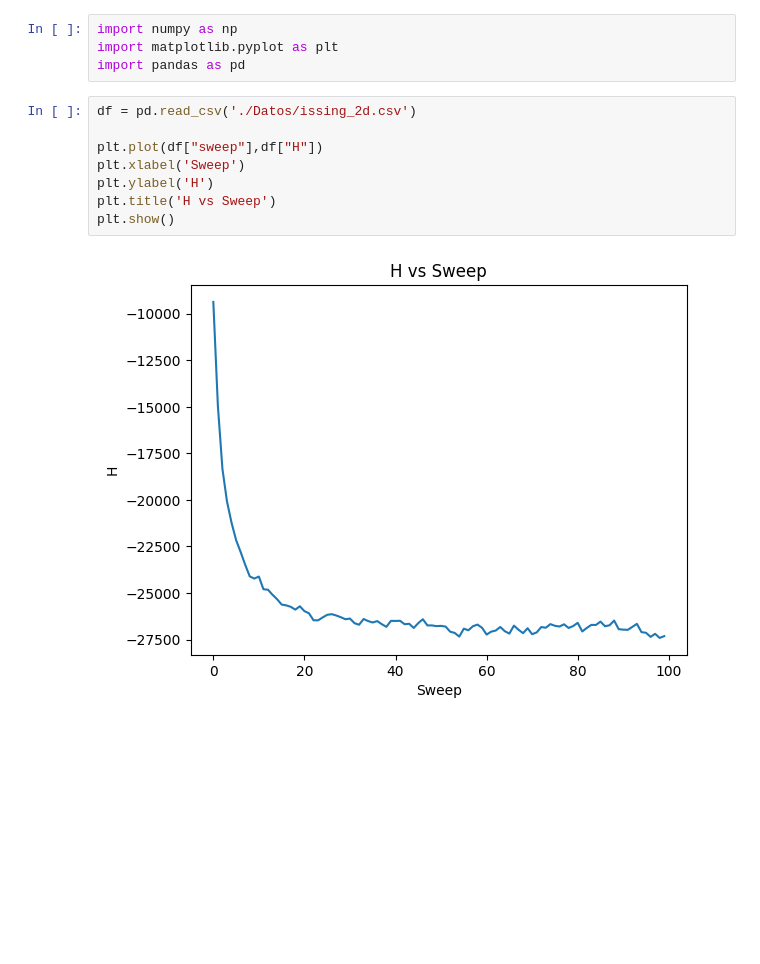
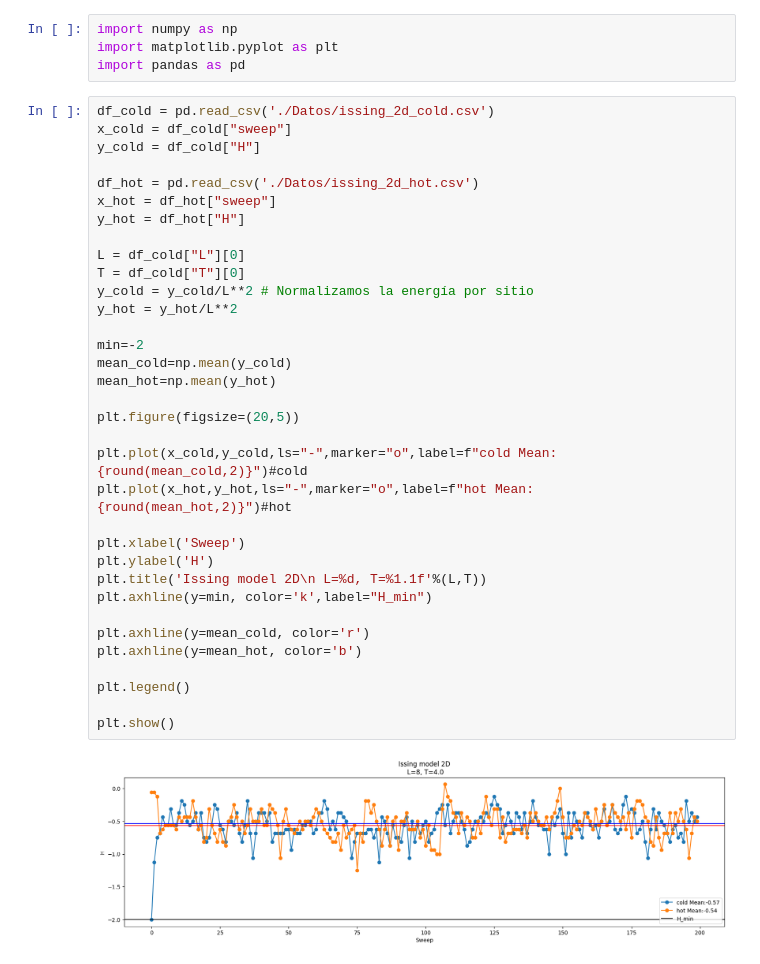
Before and after one commit to SoyAgustin/QF-Path-Integral, a Jupyter notebook: Notebooks_Py/issing.ipynb, the cells around one changed output. Cells and saved outputs as stored; diff of their text form; blank space fills up the shorter version.

Commit message:
Simulacion y graficas para H vs Sweeps, L y T variables

```diff
--- a/Notebooks_Py/issing.ipynb
+++ b/Notebooks_Py/issing.ipynb
@@ -2,13 +2,39 @@
 import numpy as np
 import matplotlib.pyplot as plt
 import pandas as pd
-# %%
-df = pd.read_csv('./Datos/issing_2d.csv')
-
-plt.plot(df["sweep"],df["H"])
-plt.xlabel('Sweep')
-plt.ylabel('H')
-plt.title('H vs Sweep')
-plt.show()
-# %% [output]
-[figure, removed]
+# %%
+df_cold = pd.read_csv('./Datos/issing_2d_cold.csv')
+x_cold = df_cold["sweep"]
+y_cold = df_cold["H"]
+
+df_hot = pd.read_csv('./Datos/issing_2d_hot.csv')
+x_hot = df_hot["sweep"]
+y_hot = df_hot["H"]
+
+L = df_cold["L"][0]
+T = df_cold["T"][0]
+y_cold = y_cold/L**2 # Normalizamos la energía por sitio
+y_hot = y_hot/L**2
+
+min=-2
+mean_cold=np.mean(y_cold)
+mean_hot=np.mean(y_hot)
+
+plt.figure(figsize=(20,5))
+
+plt.plot(x_cold,y_cold,ls="-",marker="o",label=f"cold Mean:{round(mean_cold,2)}")#cold
+plt.plot(x_hot,y_hot,ls="-",marker="o",label=f"hot Mean:{round(mean_hot,2)}")#hot
+
+plt.xlabel('Sweep')
+plt.ylabel('H')
+plt.title('Issing model 2D\n L=%d, T=%1.1f'%(L,T))
+plt.axhline(y=min, color='k',label="H_min")
+
+plt.axhline(y=mean_cold, color='r')
+plt.axhline(y=mean_hot, color='b')
+
+plt.legend()
+
+plt.show()
+# %% [output]
+[figure, added]
```
Also changed, not shown: 6 other files.
